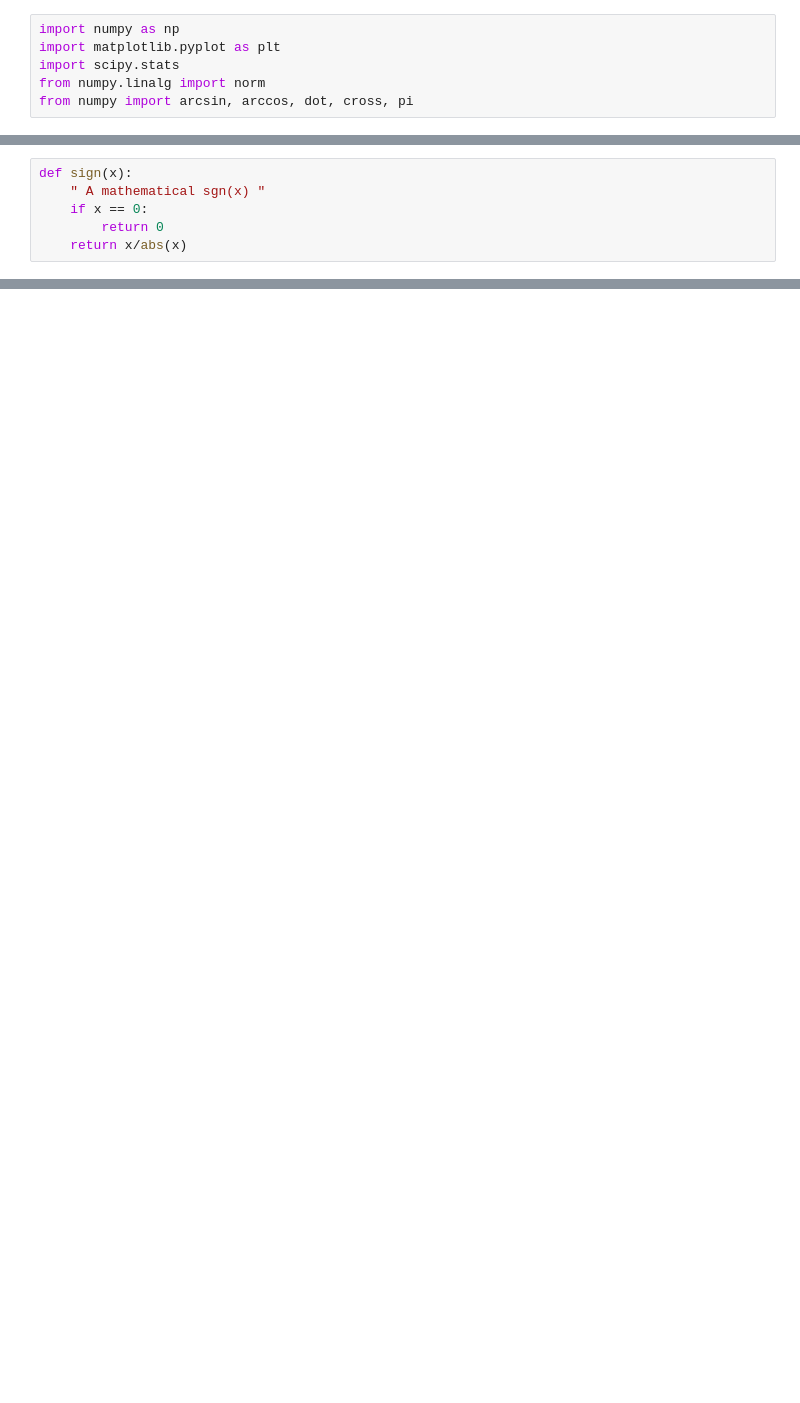
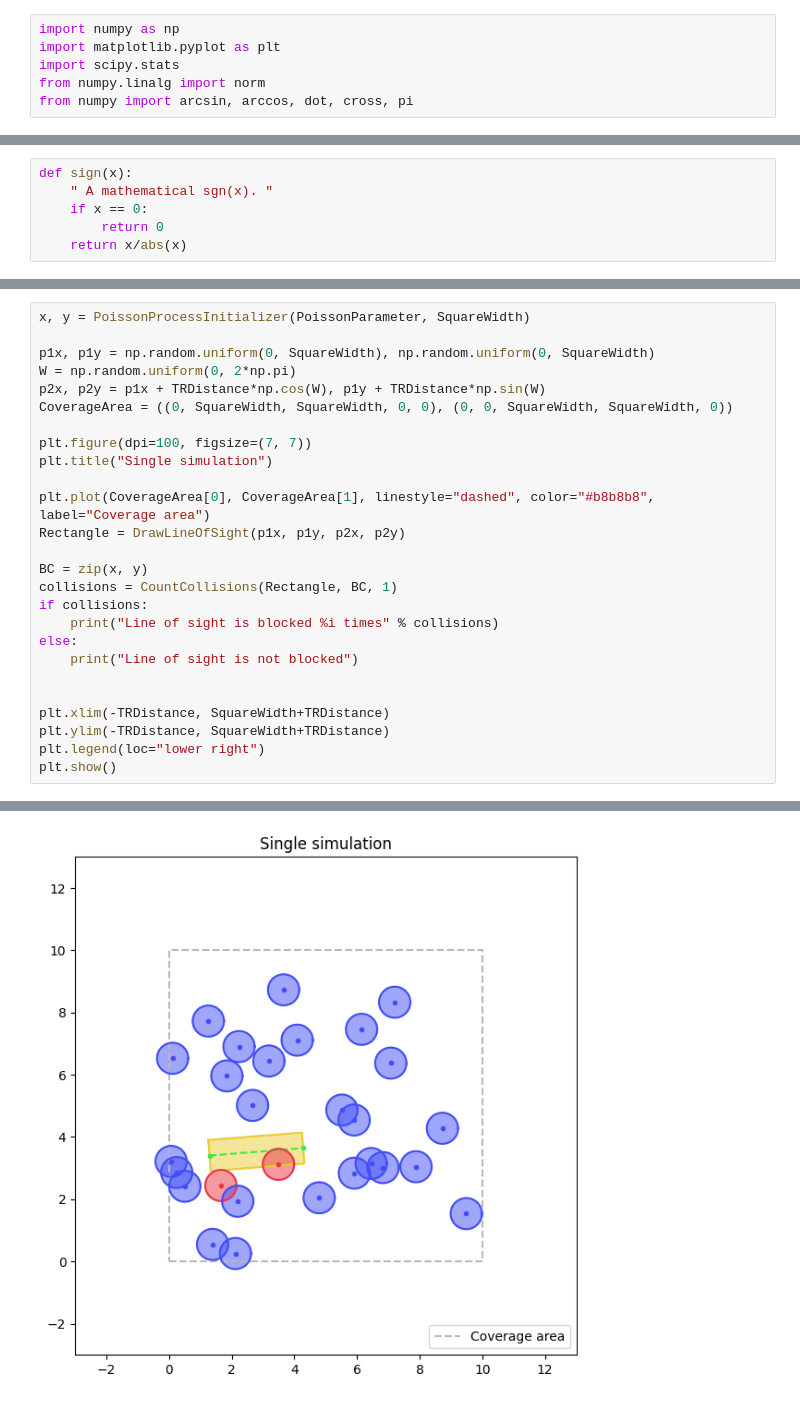
Before and after one commit to ivmulin/5G_Noise_Probability, a Jupyter notebook: phase4/lab04.ipynb, the cells around one changed output, grey strips where cells are left out. Drawn from its saved outputs; the diff is of its cells as text; blank space fills up the shorter version.

```diff
--- a/phase4/lab04.ipynb
+++ b/phase4/lab04.ipynb
@@ -52,7 +65,7 @@ def PoissonProcessInitializer(lam, area):
     return x, y
 # %%
 def sign(x):
-    " A mathematical sgn(x) "
+    " A mathematical sgn(x). "
     if x == 0:
         return 0
     return x/abs(x)
@@ -91,0 +203,27 @@ plt.show()
+# %%
+x, y = PoissonProcessInitializer(PoissonParameter, SquareWidth)
+
+p1x, p1y = np.random.uniform(0, SquareWidth), np.random.uniform(0, SquareWidth)
+W = np.random.uniform(0, 2*np.pi)
+p2x, p2y = p1x + TRDistance*np.cos(W), p1y + TRDistance*np.sin(W)
+CoverageArea = ((0, SquareWidth, SquareWidth, 0, 0), (0, 0, SquareWidth, SquareWidth, 0))
+
+plt.figure(dpi=100, figsize=(7, 7))
+plt.title("Single simulation")
+
+plt.plot(CoverageArea[0], CoverageArea[1], linestyle="dashed", color="#b8b8b8", label="Coverage area")
+Rectangle = DrawLineOfSight(p1x, p1y, p2x, p2y)
+
+BC = zip(x, y)
+collisions = CountCollisions(Rectangle, BC, 1)
+if collisions:
+    print("Line of sight is blocked %i times" % collisions)
+else:
+    print("Line of sight is not blocked")
+
+
+plt.xlim(-TRDistance, SquareWidth+TRDistance)
+plt.ylim(-TRDistance, SquareWidth+TRDistance)
+plt.legend(loc="lower right")
+plt.show()
+# %% [output]
@@ -91,0 +233 @@ plt.show()
+[figure, added]
```
Also changed, not shown: parts of 25 cells of this notebook, 2 other files.
